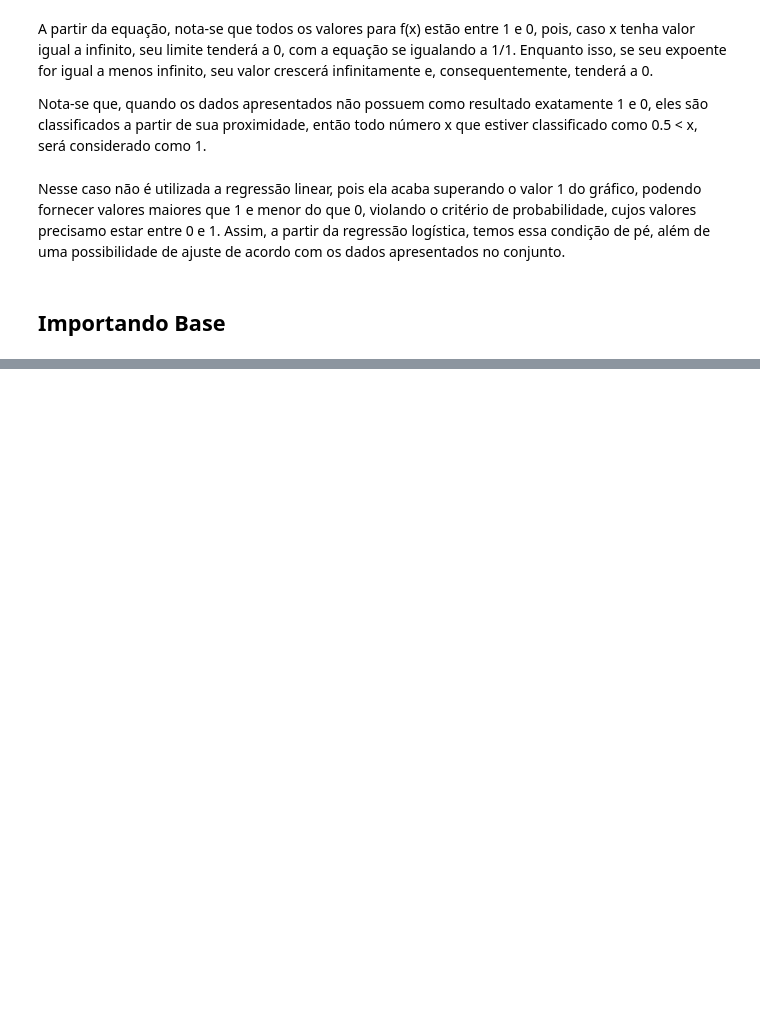
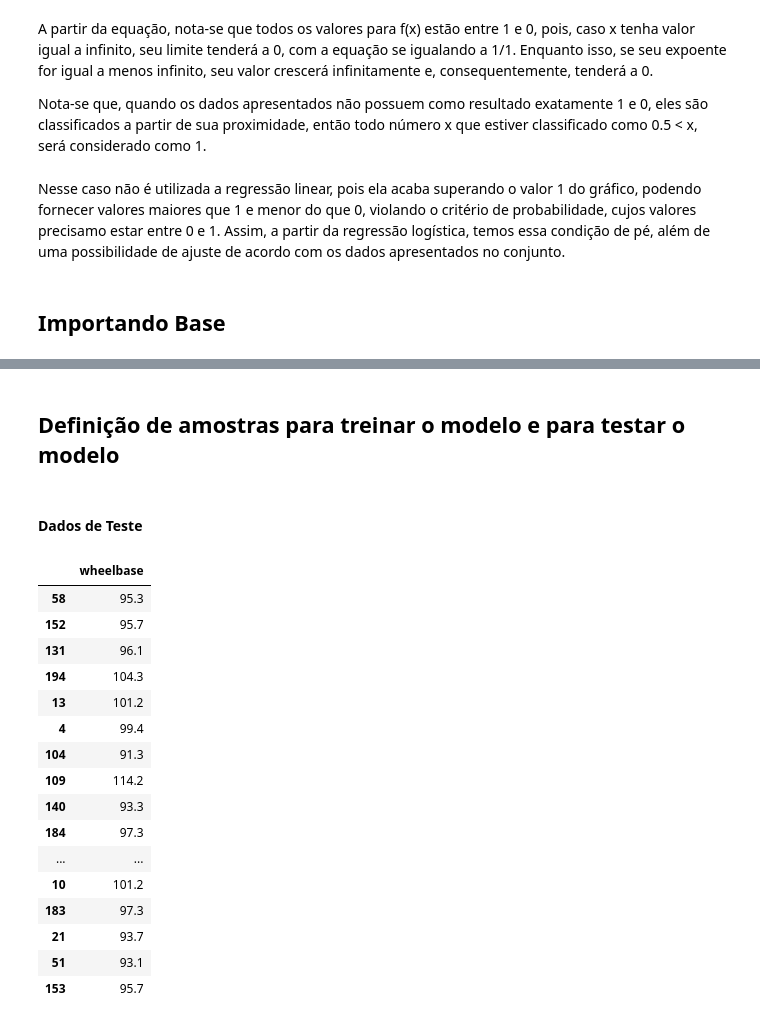
Before and after one commit to Lhc128/regressao_logistica, a Jupyter notebook: Regressão Logística.ipynb, the cells around one changed output, grey strips where cells are left out. Cells and saved outputs as stored; diff of their text form; code cells hidden in the pictures; blank space fills up the shorter version.

```diff
--- a/Regressão Logística.ipynb
+++ b/Regressão Logística.ipynb
@@ -154,3 +64,5 @@ df3
 #definindo as variáveis independentes e a variável dependente sendo observada
 y = df3["fueltype"]
 x = df3.drop(df3.columns, axis=1)
+# %% [markdown]
+## Definição de amostras para treinar o modelo e para testar o modelo
@@ -157,2 +71,22 @@ x = df3.drop(df3.columns, axis=1)
+# %% [markdown]
+#### Dados de Teste
 # %%
-regressao = LogisticRegression(learning_rate=1, n_iters=1000).fit(x, y)
+X_test
+# %% [output]
+|  | wheelbase |
+| 58 | 95.3 |
+| 152 | 95.7 |
+| 131 | 96.1 |
+| 194 | 104.3 |
+| 13 | 101.2 |
+| 4 | 99.4 |
+| 104 | 91.3 |
+| 109 | 114.2 |
+| 140 | 93.3 |
+| 184 | 97.3 |
+| ... | ... |
+| 10 | 101.2 |
+| 183 | 97.3 |
+| 21 | 93.7 |
+| 51 | 93.1 |
+| 153 | 95.7 |
```
Also changed, not shown: parts of 16 cells of this notebook.
